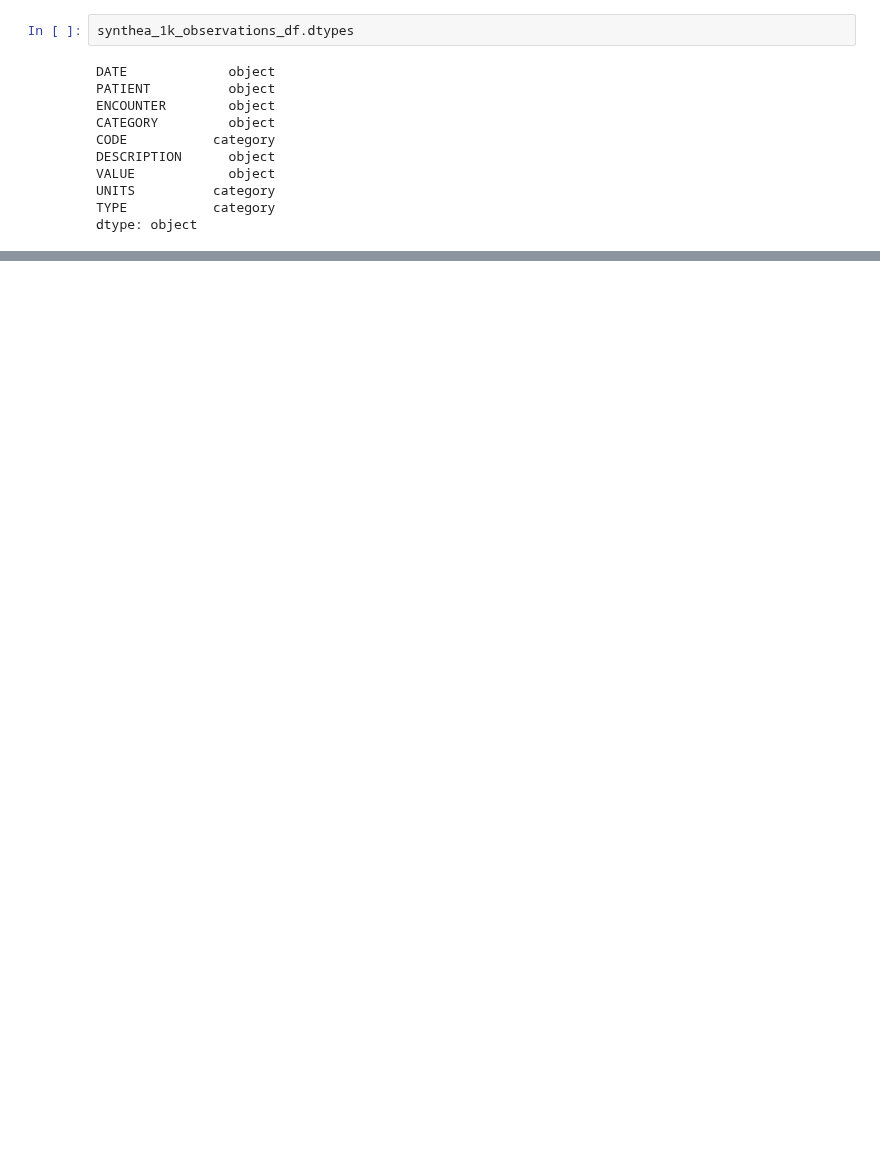
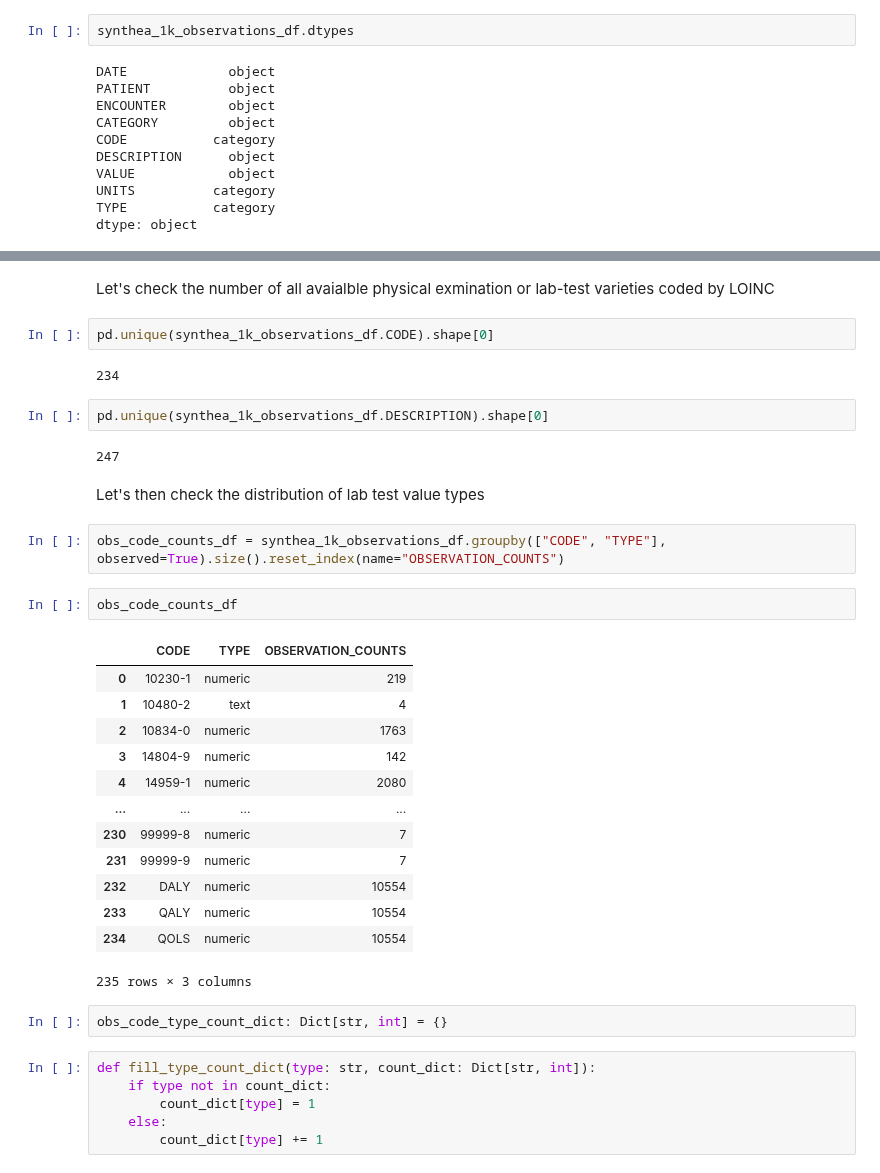
Before and after one commit to Orthologues/VAEQL_plus_Imputation, a Jupyter notebook: data_exploration.ipynb, the cells around one changed output, grey strips where cells are left out. Saved outputs shown, nothing was run; the diff lists cells and outputs as text; blank space fills up the shorter version.

Commit message:
Added more metadata analysis to the Synthea 1K sample data sheets of interest

```diff
--- a/data_exploration.ipynb
+++ b/data_exploration.ipynb
@@ -1548,0 +1592,38 @@ dtype: object
+# %% [markdown]
+Let's check the number of all avaialble physical exmination or lab-test varieties coded by LOINC
+# %%
+pd.unique(synthea_1k_observations_df.CODE).shape[0]
+# %% [output]
+234
+# %%
+pd.unique(synthea_1k_observations_df.DESCRIPTION).shape[0]
+# %% [output]
+247
+# %% [markdown]
+Let's then check the distribution of lab test value types
+# %%
+obs_code_counts_df = synthea_1k_observations_df.groupby(["CODE", "TYPE"], observed=True).size().reset_index(name="OBSERVATION_COUNTS")
+# %%
+obs_code_counts_df
+# %% [output]
+|  | CODE | TYPE | OBSERVATION_COUNTS |
+| 0 | 10230-1 | numeric | 219 |
+| 1 | 10480-2 | text | 4 |
+| 2 | 10834-0 | numeric | 1763 |
+| 3 | 14804-9 | numeric | 142 |
+| 4 | 14959-1 | numeric | 2080 |
+| ... | ... | ... | ... |
+| 230 | 99999-8 | numeric | 7 |
+| 231 | 99999-9 | numeric | 7 |
+| 232 | DALY | numeric | 10554 |
+| 233 | QALY | numeric | 10554 |
+| 234 | QOLS | numeric | 10554 |
+235 rows × 3 columns
+# %%
+obs_code_type_count_dict: Dict[str, int] = {}
+# %%
+def fill_type_count_dict(type: str, count_dict: Dict[str, int]):
+    if type not in count_dict:
+        count_dict[type] = 1
+    else:
+        count_dict[type] += 1
```
Also changed, not shown: parts of 25 cells of this notebook.
